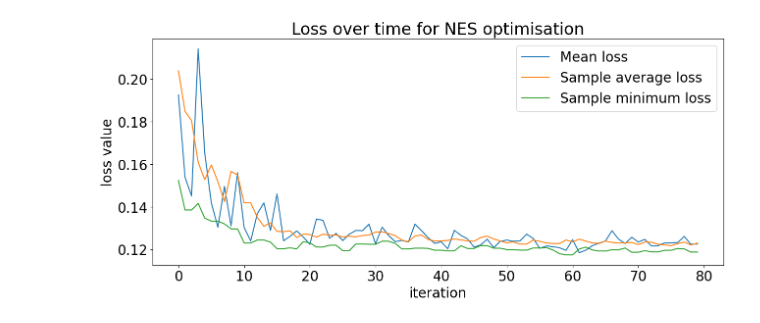
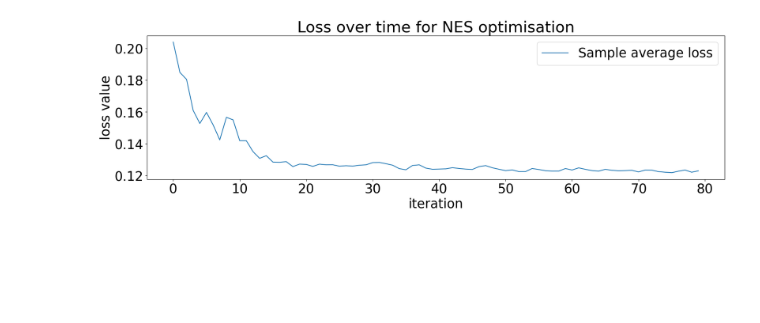
Before and after one commit to paopaoch/Mouse-V1, a Jupyter notebook: nes_loss_plots.ipynb, the cells around one changed output. Saved outputs shown, nothing was run; the diff lists cells and outputs as text; code cells hidden in the pictures; blank space fills up the shorter version.

```diff
--- a/nes_loss_plots.ipynb
+++ b/nes_loss_plots.ipynb
@@ -3,18 +3,18 @@ import pandas as pd
 import matplotlib.pyplot as plt
 import matplotlib
 # %%
-matplotlib.rcParams.update({'font.size': 20})
+matplotlib.rcParams.update({'font.size': 25})
 # %%
 loss_df = pd.read_csv(r"data/nes_tmr_loss.csv")
 # %%
-plt.figure(figsize=(17,6))
-plt.plot(loss_df["mean_loss"], label="Mean loss")
+plt.figure(figsize=(20,5))
+# plt.plot(loss_df["mean_loss"], label="Mean loss")
 plt.plot(loss_df["avg_loss"], label="Sample average loss")
-plt.plot(loss_df["min_loss"], label="Sample minimum loss")
+# plt.plot(loss_df["min_loss"], label="Sample minimum loss")
 plt.legend()
 plt.xlabel("iteration")
 plt.ylabel("loss value")
 plt.title("Loss over time for NES optimisation")
 plt.show()
 # %% [output]
-[figure, old version]
+[figure, new version]
```
Also changed, not shown: 13 other files.
